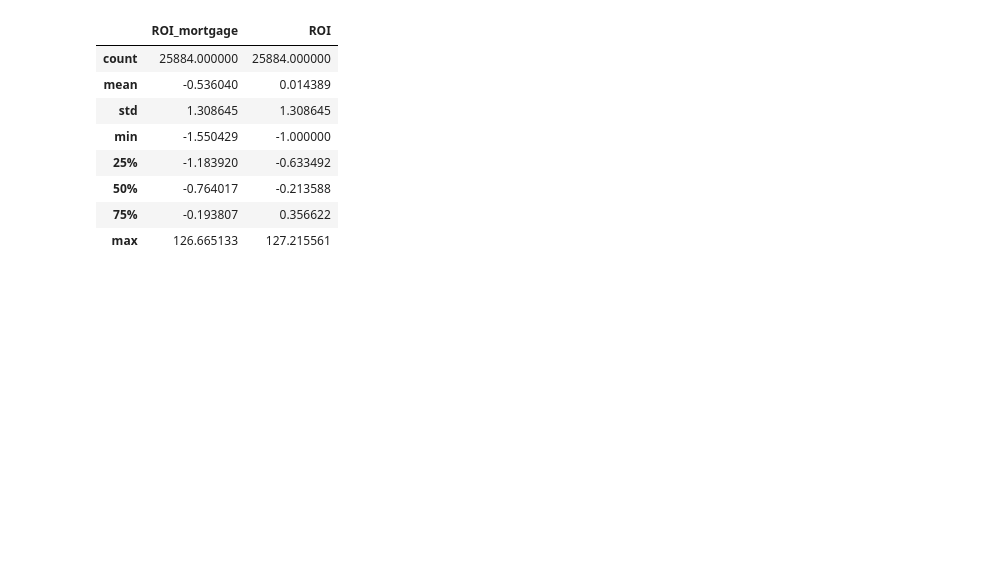
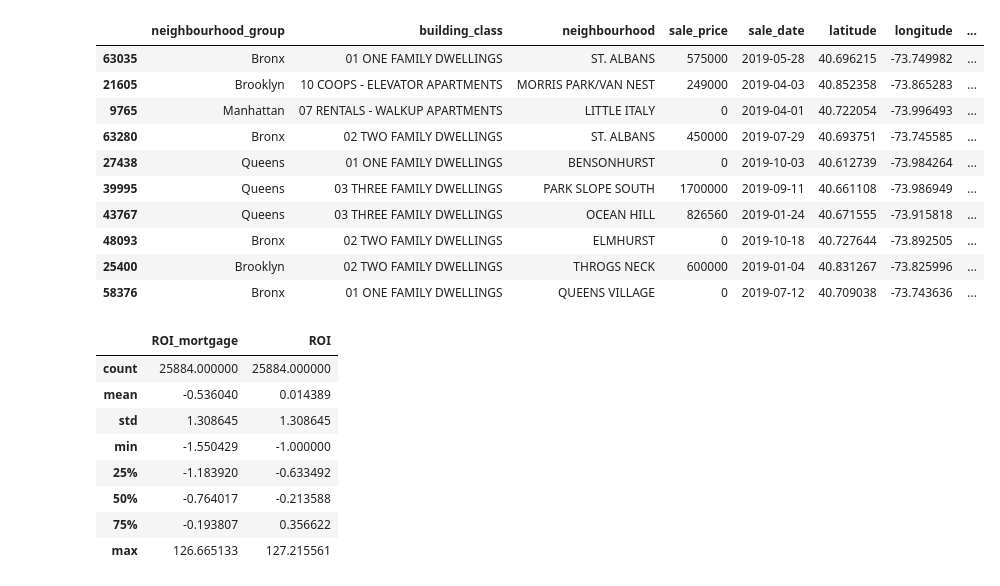
Before and after one commit to SimonChung091159/New-York-Airbnb, a Jupyter notebook: NYC_airbnb_analysis.ipynb, the cells around one changed output. Cells and saved outputs as stored; diff of their text form; code cells hidden in the pictures; blank space fills up the shorter version.

```diff
--- a/NYC_airbnb_analysis.ipynb
+++ b/NYC_airbnb_analysis.ipynb
@@ -26,3 +47,18 @@ Airbnb = Airbnb.loc[Airbnb['sale_median'] != 0]
+# %%
+# Check sale prop
+prop_sales.sample(10)
+# %% [output]
+|  | neighbourhood_group | building_class | neighbourhood | sale_price | sale_date | latitude | longitude | ... |
+| 63035 | Bronx | 01 ONE FAMILY DWELLINGS | ST. ALBANS | 575000 | 2019-05-28 | 40.696215 | -73.749982 | ... |
+| 21605 | Brooklyn | 10 COOPS - ELEVATOR APARTMENTS | MORRIS PARK/VAN NEST | 249000 | 2019-04-03 | 40.852358 | -73.865283 | ... |
+| 9765 | Manhattan | 07 RENTALS - WALKUP APARTMENTS | LITTLE ITALY | 0 | 2019-04-01 | 40.722054 | -73.996493 | ... |
+| 63280 | Bronx | 02 TWO FAMILY DWELLINGS | ST. ALBANS | 450000 | 2019-07-29 | 40.693751 | -73.745585 | ... |
+| 27438 | Queens | 01 ONE FAMILY DWELLINGS | BENSONHURST | 0 | 2019-10-03 | 40.612739 | -73.984264 | ... |
+| 39995 | Queens | 03 THREE FAMILY DWELLINGS | PARK SLOPE SOUTH | 1700000 | 2019-09-11 | 40.661108 | -73.986949 | ... |
+| 43767 | Queens | 03 THREE FAMILY DWELLINGS | OCEAN HILL | 826560 | 2019-01-24 | 40.671555 | -73.915818 | ... |
+| 48093 | Bronx | 02 TWO FAMILY DWELLINGS | ELMHURST | 0 | 2019-10-18 | 40.727644 | -73.892505 | ... |
+| 25400 | Brooklyn | 02 TWO FAMILY DWELLINGS | THROGS NECK | 600000 | 2019-01-04 | 40.831267 | -73.825996 | ... |
+| 58376 | Bronx | 01 ONE FAMILY DWELLINGS | QUEENS VILLAGE | 0 | 2019-07-12 | 40.709038 | -73.743636 | ... |
 # %%
 #DEFINE COST OR MORTGAGE RATE
 #THIS WILL BE DETERMINED BASED ON SALE_PRICE
```
Also changed, not shown: parts of 11 cells of this notebook.
